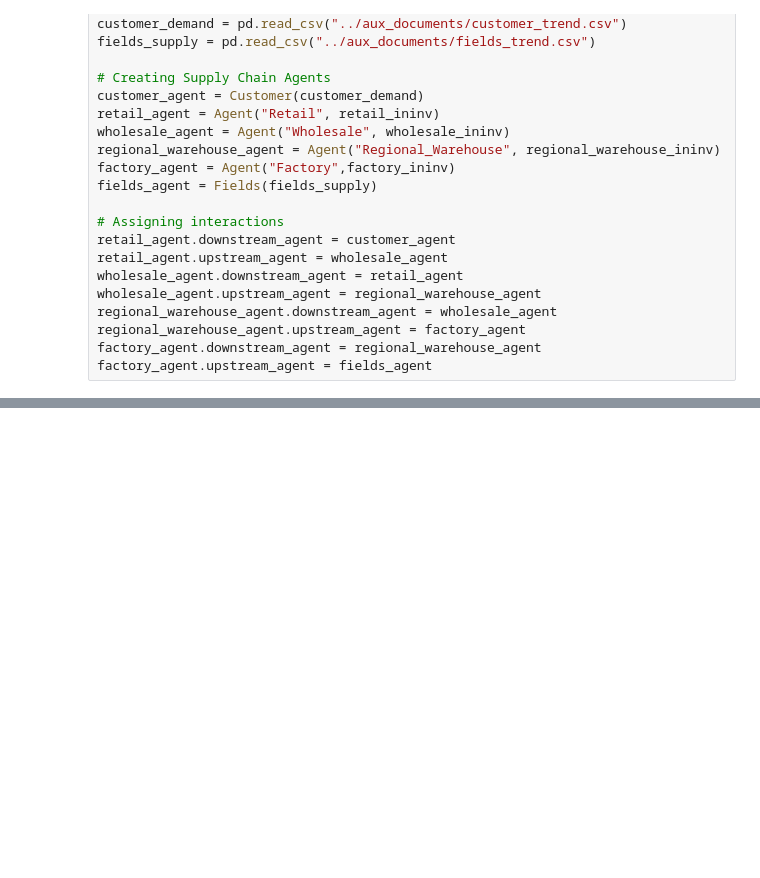
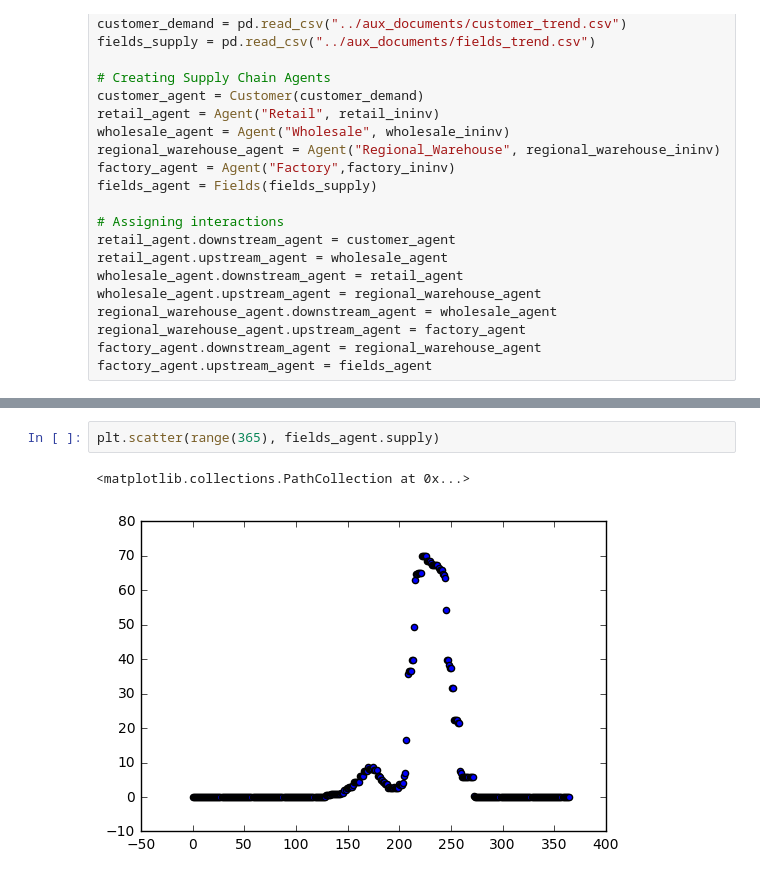
Before and after one commit to fleoren/AdvancedMachineLearning_Course, a Jupyter notebook: Beerhouse/code_drafts/beer_distribution_game.ipynb, the cells around one changed output, grey strips where cells are left out. Drawn from its saved outputs; the diff is of its cells as text; blank space fills up the shorter version.

```diff
--- a/Beerhouse/code_drafts/beer_distribution_game.ipynb
+++ b/Beerhouse/code_drafts/beer_distribution_game.ipynb
@@ -204,0 +253,5 @@ But NOT the whole agent because we want them to remember their best policies :)
+# %%
+plt.scatter(range(365), fields_agent.supply)
+# %% [output]
+<matplotlib.collections.PathCollection at 0x...>
+[figure, added]
```
Also changed, not shown: parts of 8 cells of this notebook, 1 other file.
